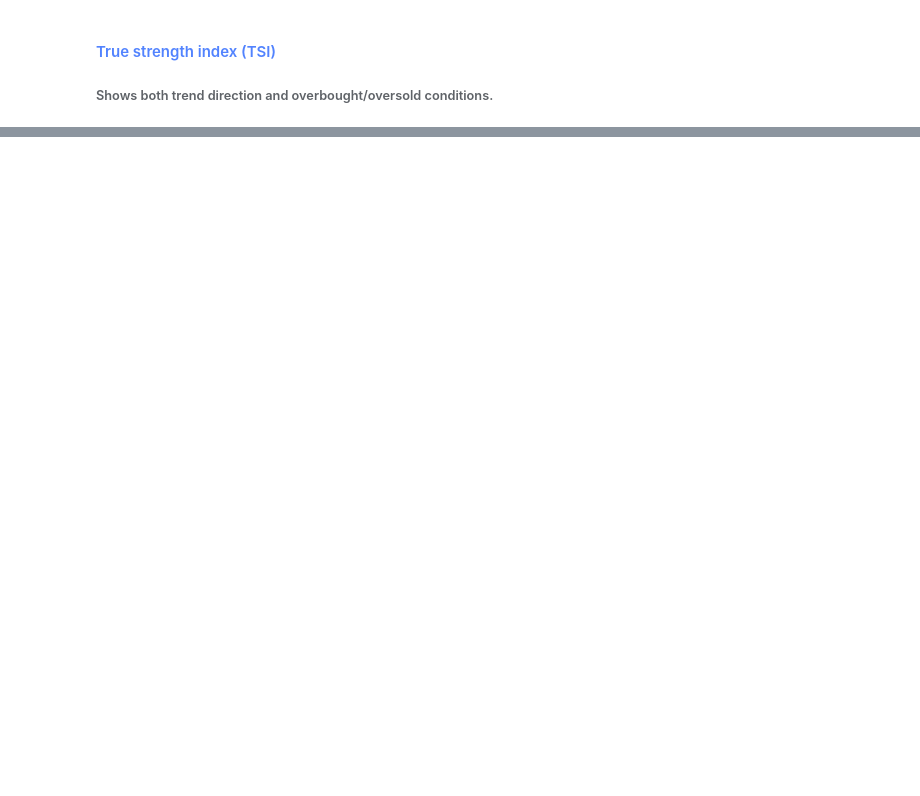
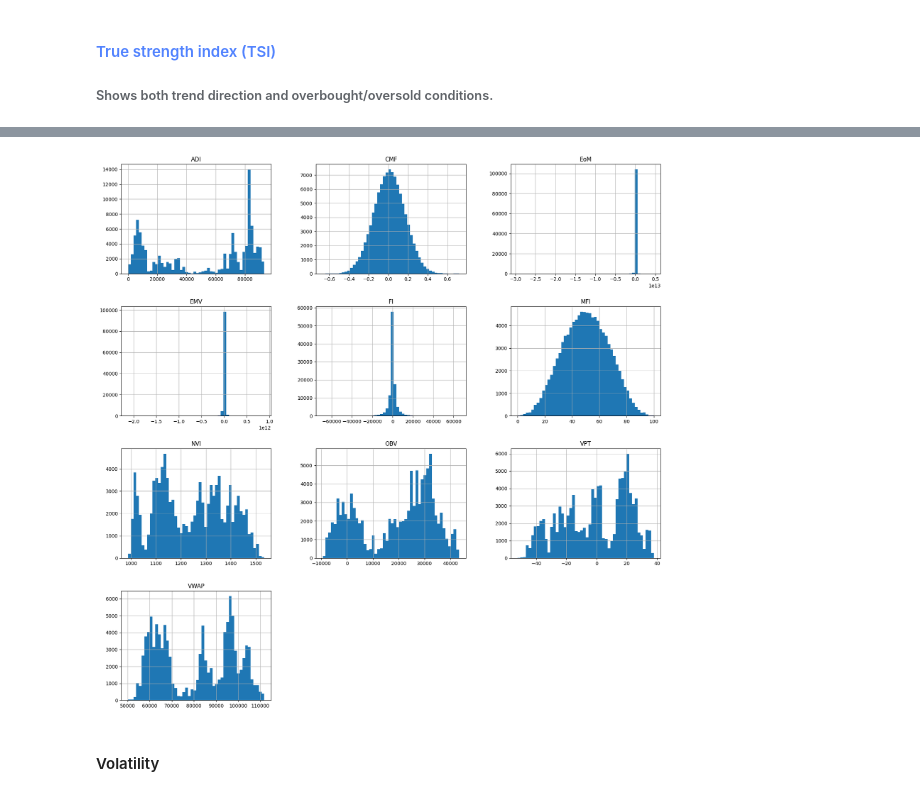
Before and after one commit to slamina-pf/data_analysis_trading_bot, a Jupyter notebook: workbooks/deep_learning_data_analysis.ipynb, the cells around one changed output, grey strips where cells are left out. Saved outputs shown, nothing was run; the diff lists cells and outputs as text; code cells hidden in the pictures; blank space fills up the shorter version.

```diff
--- a/workbooks/deep_learning_data_analysis.ipynb
+++ b/workbooks/deep_learning_data_analysis.ipynb
@@ -263,0 +1000,7 @@ df.describe()
+# %%
+df[VOLUME].hist(figsize=(20, 20), bins=50)
+plt.show()
+# %% [output]
+[figure, added]
+# %% [markdown]
+#### Volatility
```
Also changed, not shown: parts of 85 cells of this notebook.
